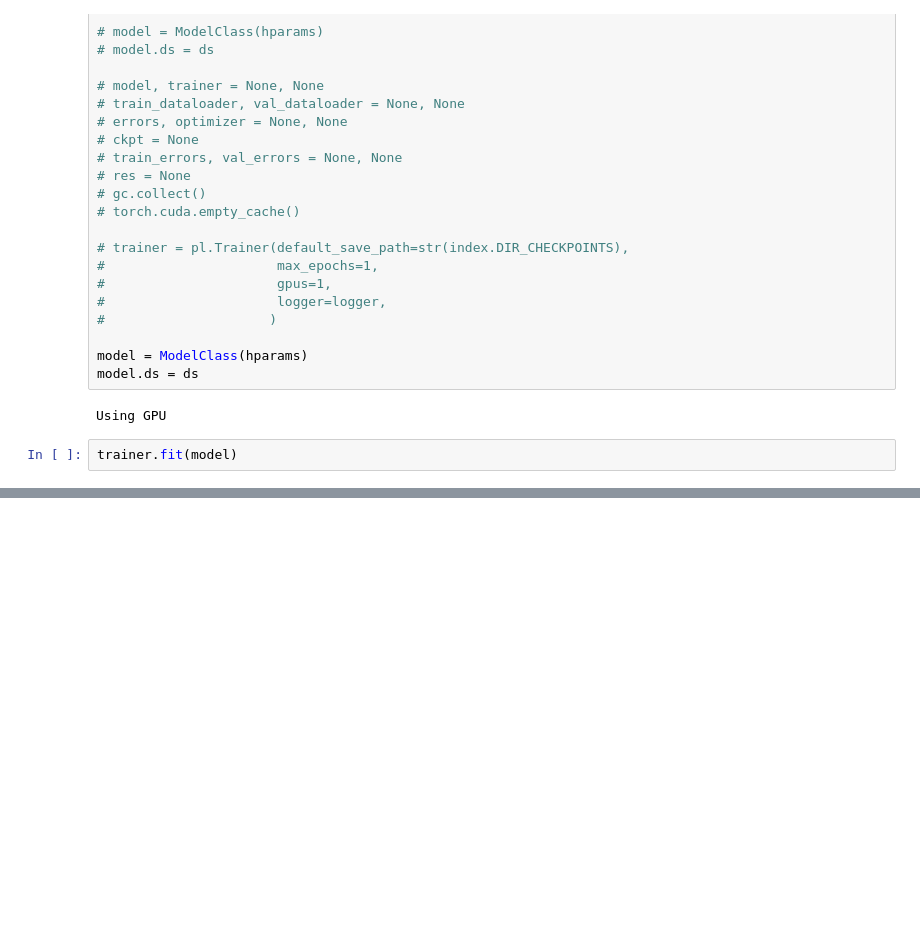
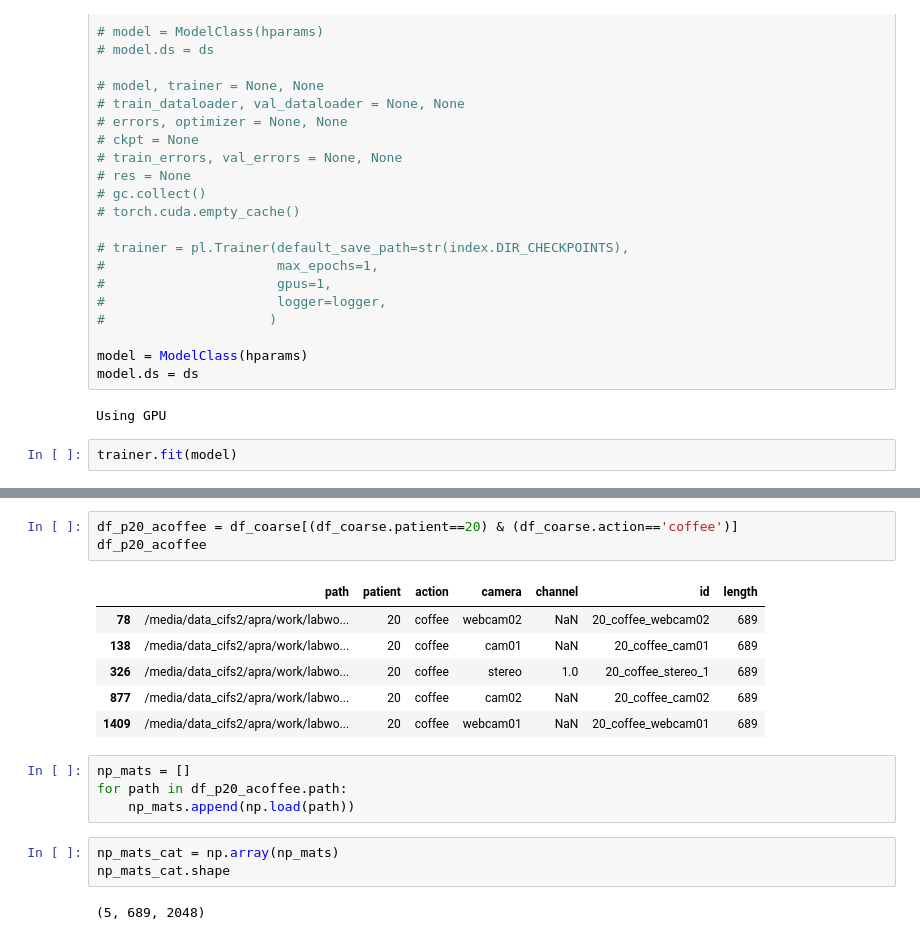
Before and after one commit to APRashedAhmed/predictive-event-segmentation, a Jupyter notebook: docs/source/workbooks/wb-1.2.1-Tracking-Hidden-States.ipynb, the cells around one changed output, grey strips where cells are left out. Drawn from its saved outputs; the diff is of its cells as text; blank space fills up the shorter version.

```diff
--- a/docs/source/workbooks/wb-1.2.1-Tracking-Hidden-States.ipynb
+++ b/docs/source/workbooks/wb-1.2.1-Tracking-Hidden-States.ipynb
@@ -664,0 +656,19 @@ for cell in model.predcells:
+# %%
+df_p20_acoffee = df_coarse[(df_coarse.patient==20) & (df_coarse.action=='coffee')]
+df_p20_acoffee
+# %% [output]
+|  | path | patient | action | camera | channel | id | length |
+| 78 | /media/data_cifs2/apra/work/labwo... | 20 | coffee | webcam02 | NaN | 20_coffee_webcam02 | 689 |
+| 138 | /media/data_cifs2/apra/work/labwo... | 20 | coffee | cam01 | NaN | 20_coffee_cam01 | 689 |
+| 326 | /media/data_cifs2/apra/work/labwo... | 20 | coffee | stereo | 1.0 | 20_coffee_stereo_1 | 689 |
+| 877 | /media/data_cifs2/apra/work/labwo... | 20 | coffee | cam02 | NaN | 20_coffee_cam02 | 689 |
+| 1409 | /media/data_cifs2/apra/work/labwo... | 20 | coffee | webcam01 | NaN | 20_coffee_webcam01 | 689 |
+# %%
+np_mats = []
+for path in df_p20_acoffee.path:
+    np_mats.append(np.load(path))
+# %%
+np_mats_cat = np.array(np_mats)
+np_mats_cat.shape
+# %% [output]
+(5, 689, 2048)
```
Also changed, not shown: parts of 28 cells of this notebook.
